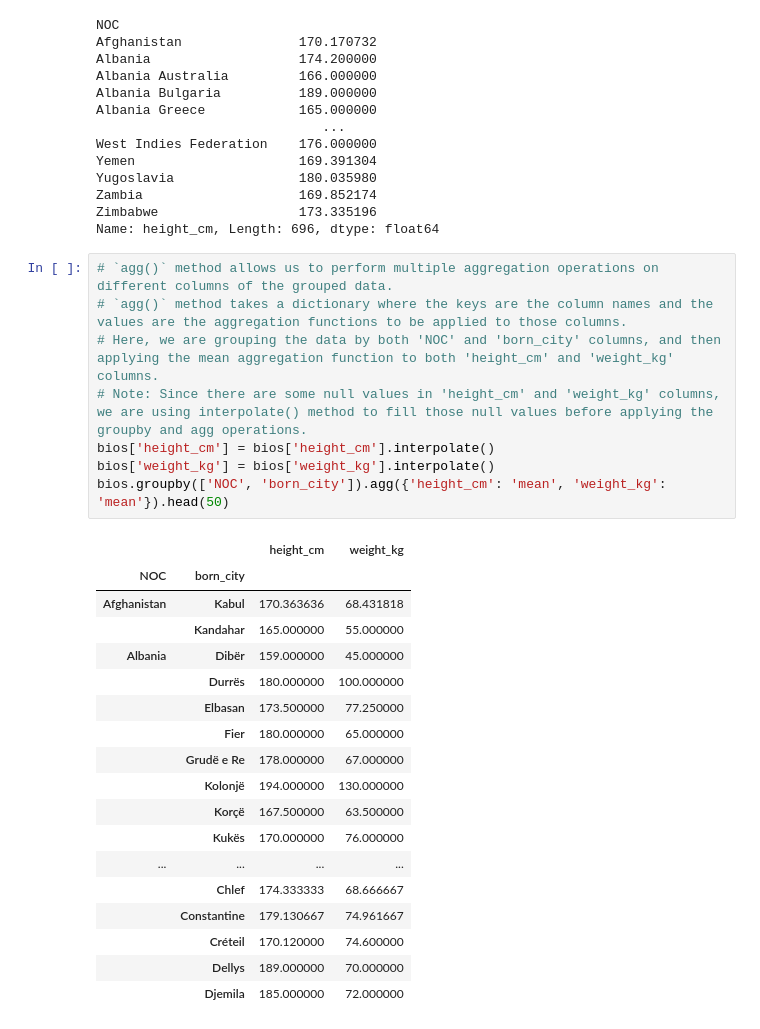
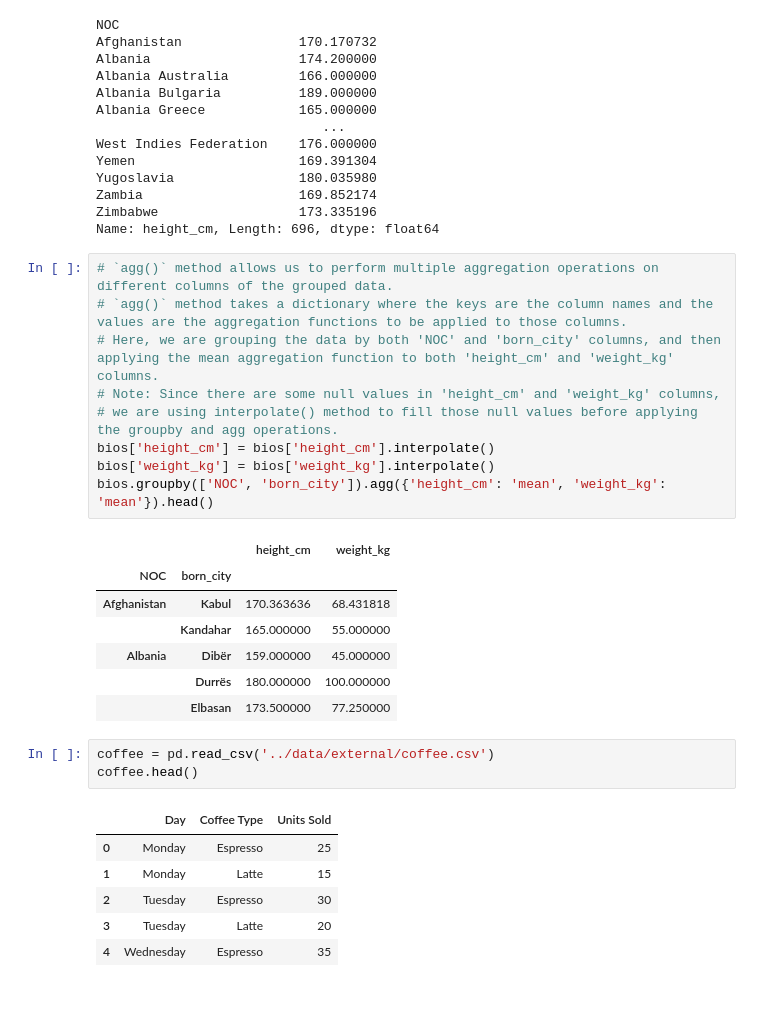
Before and after one commit to akshayupadhayay/pandas, a Jupyter notebook: notebooks/operations.ipynb, the cells around one changed output. Cells and saved outputs as stored; diff of their text form; blank space fills up the shorter version.

Commit message:
aggregae data

```diff
--- a/notebooks/operations.ipynb
+++ b/notebooks/operations.ipynb
@@ -872,27 +872,27 @@ Name: height_cm, Length: 696, dtype: float64
 # %%
 # `agg()` method allows us to perform multiple aggregation operations on different columns of the grouped data.
 # `agg()` method takes a dictionary where the keys are the column names and the values are the aggregation functions to be applied to those columns.
 # Here, we are grouping the data by both 'NOC' and 'born_city' columns, and then applying the mean aggregation function to both 'height_cm' and 'weight_kg' columns.
-# Note: Since there are some null values in 'height_cm' and 'weight_kg' columns, we are using interpolate() method to fill those null values before applying the groupby and agg operations.
+# Note: Since there are some null values in 'height_cm' and 'weight_kg' columns,
+# we are using interpolate() method to fill those null values before applying the groupby and agg operations.
 bios['height_cm'] = bios['height_cm'].interpolate()
 bios['weight_kg'] = bios['weight_kg'].interpolate()
-bios.groupby(['NOC', 'born_city']).agg({'height_cm': 'mean', 'weight_kg': 'mean'}).head(50)
+bios.groupby(['NOC', 'born_city']).agg({'height_cm': 'mean', 'weight_kg': 'mean'}).head()
 # %% [output]
 |  |  | height_cm | weight_kg |
 | NOC | born_city |  |  |
 | Afghanistan | Kabul | 170.363636 | 68.431818 |
 |  | Kandahar | 165.000000 | 55.000000 |
 | Albania | Dibër | 159.000000 | 45.000000 |
 |  | Durrës | 180.000000 | 100.000000 |
 |  | Elbasan | 173.500000 | 77.250000 |
-|  | Fier | 180.000000 | 65.000000 |
-|  | Grudë e Re | 178.000000 | 67.000000 |
-|  | Kolonjë | 194.000000 | 130.000000 |
-|  | Korçë | 167.500000 | 63.500000 |
-|  | Kukës | 170.000000 | 76.000000 |
-| ... | ... | ... | ... |
-|  | Chlef | 174.333333 | 68.666667 |
-|  | Constantine | 179.130667 | 74.961667 |
-|  | Créteil | 170.120000 | 74.600000 |
-|  | Dellys | 189.000000 | 70.000000 |
-|  | Djemila | 185.000000 | 72.000000 |
+# %%
+coffee = pd.read_csv('../data/external/coffee.csv')
+coffee.head()
+# %% [output]
+|  | Day | Coffee Type | Units Sold |
+| 0 | Monday | Espresso | 25 |
+| 1 | Monday | Latte | 15 |
+| 2 | Tuesday | Espresso | 30 |
+| 3 | Tuesday | Latte | 20 |
+| 4 | Wednesday | Espresso | 35 |
```
Also changed, not shown: parts of 1 cell of this notebook, 1 other file.
